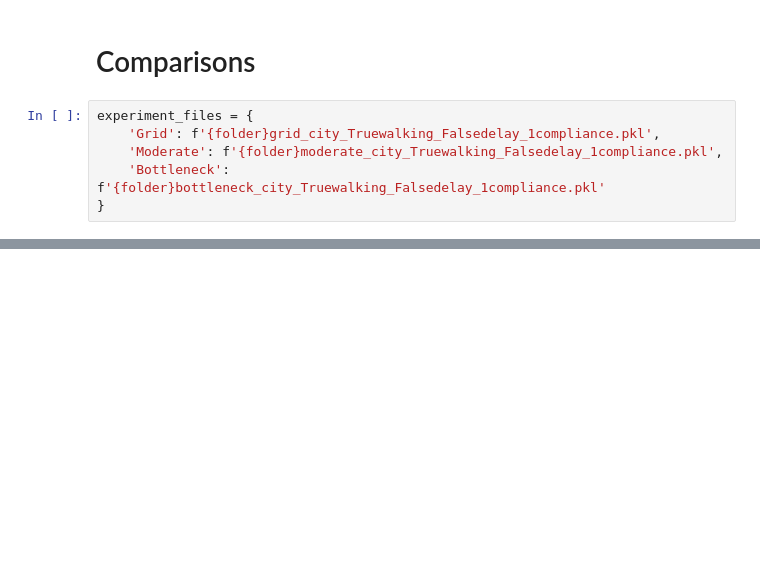
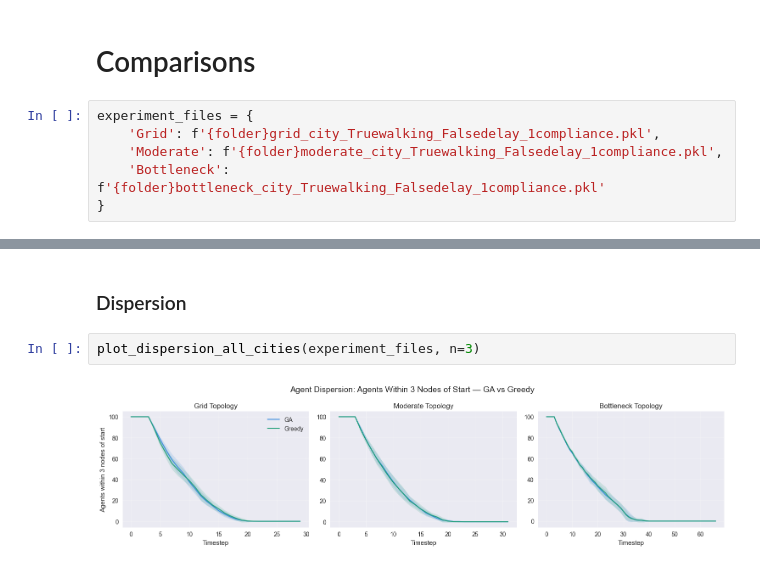
Before and after one commit to lpow311/dissertation, a Jupyter notebook: 5_2_walking_speed_comparison.ipynb, the cells around one changed output, grey strips where cells are left out. Cells and saved outputs as stored; diff of their text form; blank space fills up the shorter version.

```diff
--- a/5_2_walking_speed_comparison.ipynb
+++ b/5_2_walking_speed_comparison.ipynb
@@ -52,0 +161,6 @@ print(f'Params: {results['ga']['params']}')   # {'walking': False, 'delay_start'
+# %% [markdown]
+### Dispersion
+# %%
+plot_dispersion_all_cities(experiment_files, n=3)
+# %% [output]
+[figure, added]
```
Also changed, not shown: parts of 11 cells of this notebook, 1 other file.
